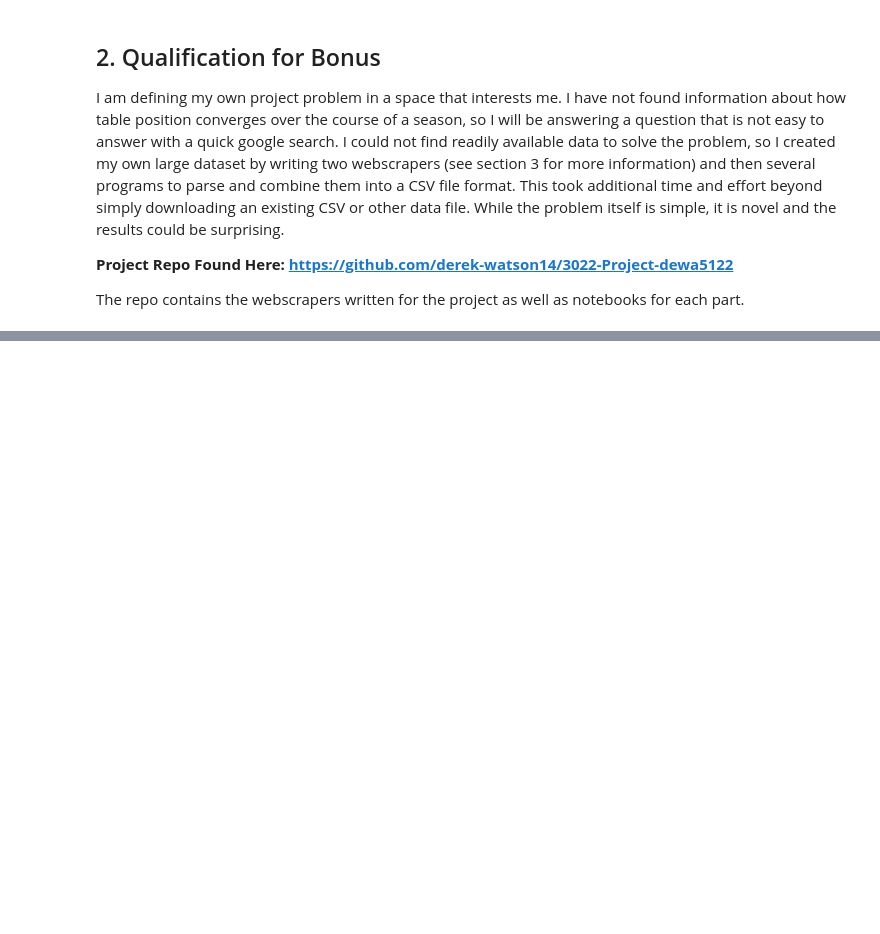
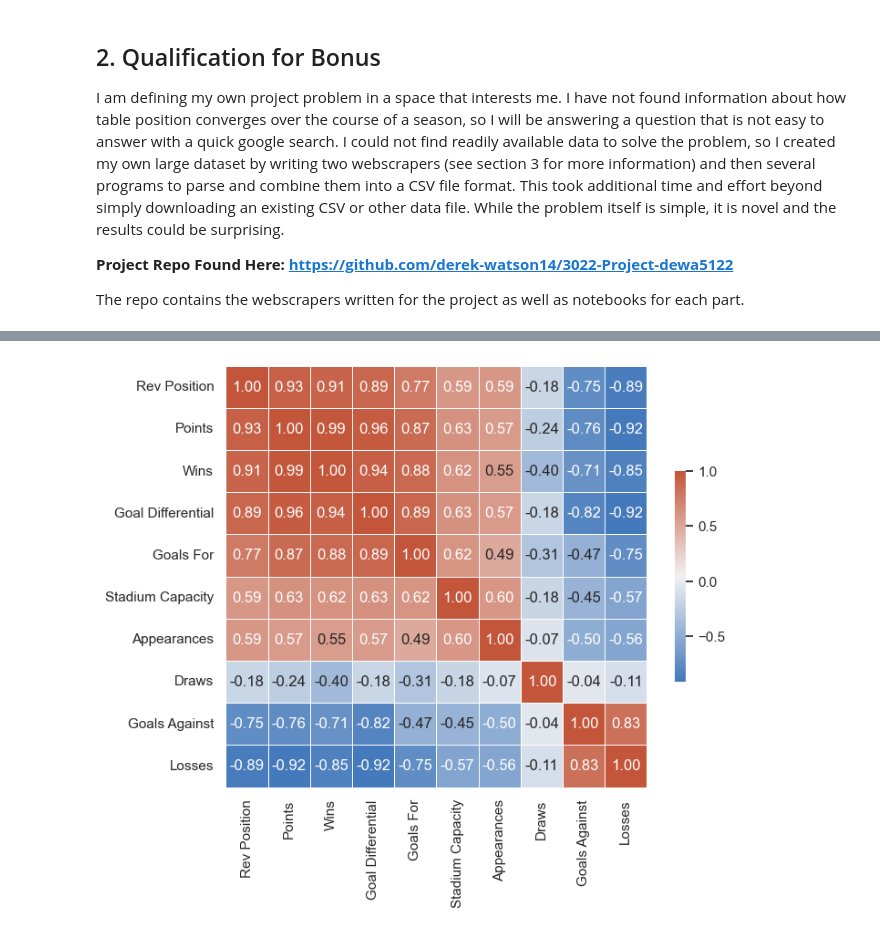
Before and after one commit to derek-watson14/SoccerLogisticRegression, a Jupyter notebook: part3.ipynb, the cells around one changed output, grey strips where cells are left out. Drawn from its saved outputs; the diff is of its cells as text; code cells hidden in the pictures; blank space fills up the shorter version.

```diff
--- a/part3.ipynb
+++ b/part3.ipynb
@@ -113,0 +197,6 @@ Because I found many features to be correlated, I decided to make one more that
+# %%
+# Clean dataframe
+cldf = df[(df['Points'] == ((df['Wins'] * 3) + (df['Draws'] * 1)))]
+
+# Remaining rows
+len(cldf)
@@ -113,0 +207,3 @@ Because I found many features to be correlated, I decided to make one more that
+# %%
+cldf = cldf.drop(['Fate','Matches'], axis=1)
+cldf.head(2)
@@ -113,0 +222,3 @@ Because I found many features to be correlated, I decided to make one more that
+# %%
+cldf = cldf[cldf['Country'] != "Germany"]
+cldf.shape
@@ -113,0 +241,32 @@ Because I found many features to be correlated, I decided to make one more that
+# %%
+def show_corr_matrix(df, cols):
+    # Create list of columns for correlation
+
+    # Create matrix with specified columns
+    cor_matrix = df[cols]
+    corr = cor_matrix.corr()
+
+    # Generate diverging color map
+    cmap = sns.diverging_palette(250, 20, as_cmap=True)
+
+    f, ax = plt.subplots(figsize=(8, 6))
+    sns.heatmap(corr, cmap=cmap, annot=True, fmt='.2f',
+            square=True, linewidths=.5, cbar_kws={"shrink": .5});
+
+    # Take only numerical categories
+    cl_eos_corr_matrix = cl_eos_tables[
+        ['Rev Position', 'Points', 'Wins', 'Goal Differential', 'Goals For',
+         'Stadium Capacity', 'Appearances', 'Draws', 'Goals Against', 'Losses', ]
+    ]
+
+# Take only final table data
+cl_eos_tables = cldf.copy()[cldf['Final Table'] == True]
+# Add resverse
+cl_eos_tables["Rev Position"] = np.abs(cl_eos_tables["Position"] - 21)
+
+eos_cols = ['Rev Position', 'Points', 'Wins', 'Goal Differential', 'Goals For',
+            'Stadium Capacity', 'Appearances', 'Draws', 'Goals Against', 'Losses', ]
+
+show_corr_matrix(cl_eos_tables, eos_cols)
+# %% [output]
+[figure, added]
```
Also changed, not shown: parts of 80 cells of this notebook, 1 other file.
